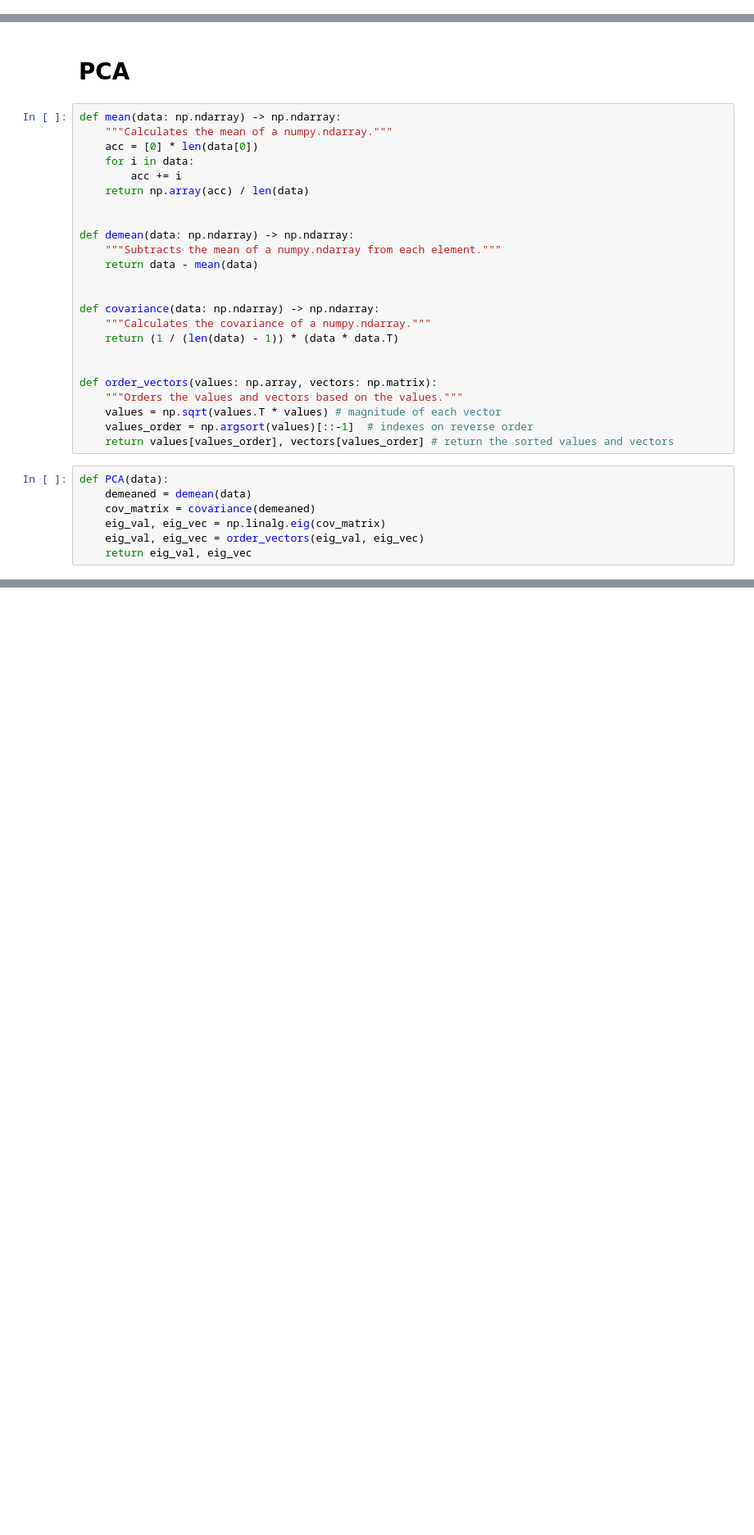
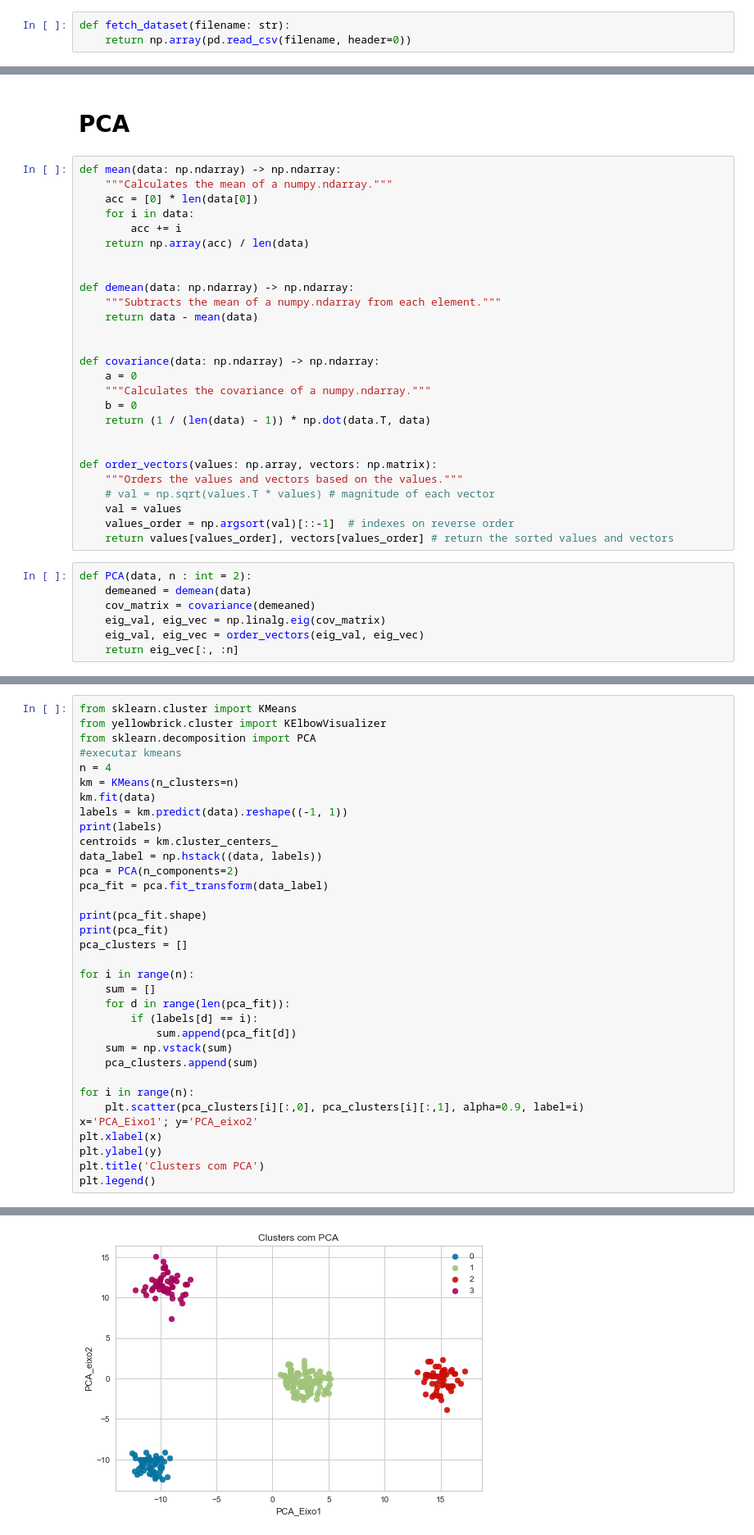
Before and after one commit to G-Nozawa/K-Means-Elbow-method, a Jupyter notebook: Trabalho_AL.ipynb, the cells around one changed output, grey strips where cells are left out. Shown at 82% size. Drawn from its saved outputs; the diff is of its cells as text; blank space fills up the shorter version.

```diff
--- a/Trabalho_AL.ipynb
+++ b/Trabalho_AL.ipynb
@@ -13,3 +14,6 @@ from random import randrange
+# %%
+def fetch_dataset(filename: str):
+    return np.array(pd.read_csv(filename, header=0))
 # %% [markdown]
 Função K-means
 # %%
@@ -168,19 +136,22 @@ def demean(data: np.ndarray) -> np.ndarray:
 
 
 def covariance(data: np.ndarray) -> np.ndarray:
+    a = 0
     """Calculates the covariance of a numpy.ndarray."""
-    return (1 / (len(data) - 1)) * (data * data.T)
+    b = 0
+    return (1 / (len(data) - 1)) * np.dot(data.T, data)
 
 
 def order_vectors(values: np.array, vectors: np.matrix):
     """Orders the values and vectors based on the values."""
-    values = np.sqrt(values.T * values) # magnitude of each vector
-    values_order = np.argsort(values)[::-1]  # indexes on reverse order
+    # val = np.sqrt(values.T * values) # magnitude of each vector
+    val = values
+    values_order = np.argsort(val)[::-1]  # indexes on reverse order
     return values[values_order], vectors[values_order] # return the sorted values and vectors
 # %%
-def PCA(data):
+def PCA(data, n : int = 2):
     demeaned = demean(data)
     cov_matrix = covariance(demeaned)
     eig_val, eig_vec = np.linalg.eig(cov_matrix)
     eig_val, eig_vec = order_vectors(eig_val, eig_vec)
-    return eig_val, eig_vec
+    return eig_vec[:, :n]
@@ -186,0 +187,35 @@ def PCA(data):
+# %%
+from sklearn.cluster import KMeans
+from yellowbrick.cluster import KElbowVisualizer
+from sklearn.decomposition import PCA
+#executar kmeans
+n = 4
+km = KMeans(n_clusters=n)
+km.fit(data)
+labels = km.predict(data).reshape((-1, 1))
+print(labels)
+centroids = km.cluster_centers_
+data_label = np.hstack((data, labels))
+pca = PCA(n_components=2)
+pca_fit = pca.fit_transform(data_label)
+
+print(pca_fit.shape)
+print(pca_fit)
+pca_clusters = []
+
+for i in range(n):
+    sum = []
+    for d in range(len(pca_fit)):
+        if (labels[d] == i):
+            sum.append(pca_fit[d])
+    sum = np.vstack(sum)
+    pca_clusters.append(sum)
+
+for i in range(n):
+    plt.scatter(pca_clusters[i][:,0], pca_clusters[i][:,1], alpha=0.9, label=i)
+x='PCA_Eixo1'; y='PCA_eixo2'
+plt.xlabel(x)
+plt.ylabel(y)
+plt.title('Clusters com PCA')
+plt.legend()
+# %% [output]
@@ -186,0 +240 @@ def PCA(data):
+[figure, added]
```
Also changed, not shown: parts of 9 cells of this notebook.
